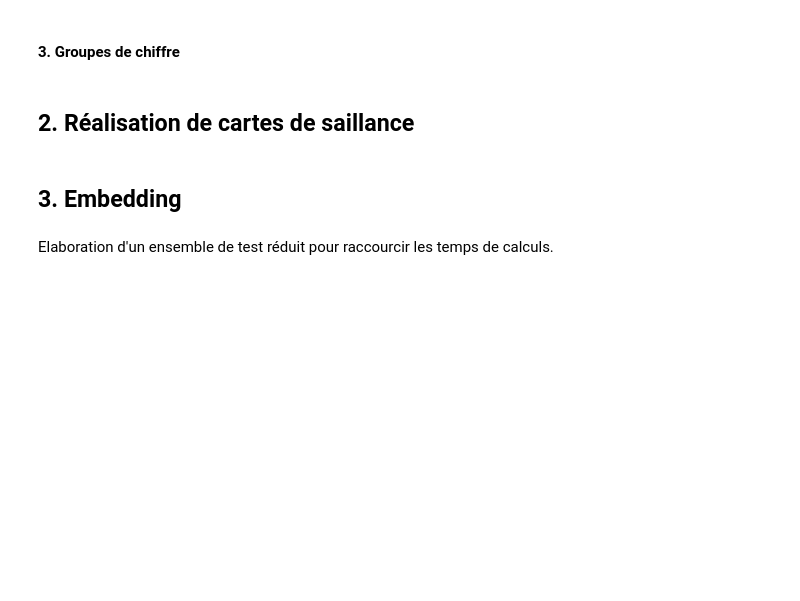
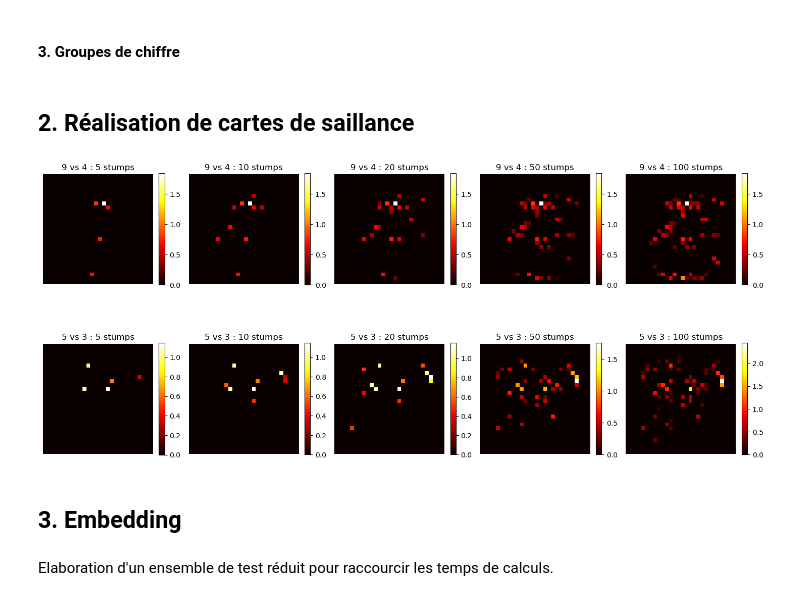
Before and after one commit to jnotarangelo/AdaBoost, a Jupyter notebook: Restitution.ipynb, the cells around one changed output. Saved outputs shown, nothing was run; the diff lists cells and outputs as text; code cells hidden in the pictures; blank space fills up the shorter version.

Commit message:
Ajout première carte de salliance

```diff
--- a/Restitution.ipynb
+++ b/Restitution.ipynb
@@ -208,6 +236,35 @@ for estimator_name, estimator in estimators.items():
 #### 3. Groupes de chiffre
 # %% [markdown]
 ## 2. Réalisation de cartes de saillance
+# %%
+def carte_saillance(model):
+    saillance = np.zeros(784)                      # un compteur par pixel, tous à 0
+    for stump, alpha in zip(model.estimators_, model.estimator_weights_):
+        pixel = stump.tree_.feature[0]             # pixel testé par ce stump
+        if pixel >= 0:                             # sécurité : -2 veut dire « pas de test »
+            saillance[pixel] += alpha              # on ajoute le poids du stump à ce pixel
+    return saillance.reshape(28, 28)               # 784 valeurs -> image 28x28
+# %%
+cas = {"9 vs 4": (X_9v4_train, y_9v4_train),
+       "5 vs 3": (X_5v3_train, y_5v3_train)}
+etapes = [5, 10, 20, 50, 100]
+
+fig, axes = plt.subplots(2, 5, figsize=(18, 8))
+
+for i, (nom, (X_tr, y_tr)) in enumerate(cas.items()):
+    for j, n in enumerate(etapes):
+        model = AdaBoostClassifier(estimator=DecisionTreeClassifier(max_depth=1),
+                                   n_estimators=n, random_state=42)
+        model.fit(X_tr, y_tr)
+
+        im = axes[i, j].imshow(carte_saillance(model), cmap="hot")
+        axes[i, j].set_title(f"{nom} : {n} stumps")
+        axes[i, j].axis("off")
+        fig.colorbar(im, ax=axes[i, j], fraction=0.046)
+
+plt.savefig("images/saillance_binaires.png", dpi=300, bbox_inches="tight")
+# %% [output]
+[figure, added]
 # %% [markdown]
 ## 3. Embedding
 # %% [markdown]
```
Also changed, not shown: parts of 10 cells of this notebook, 4 other files.
